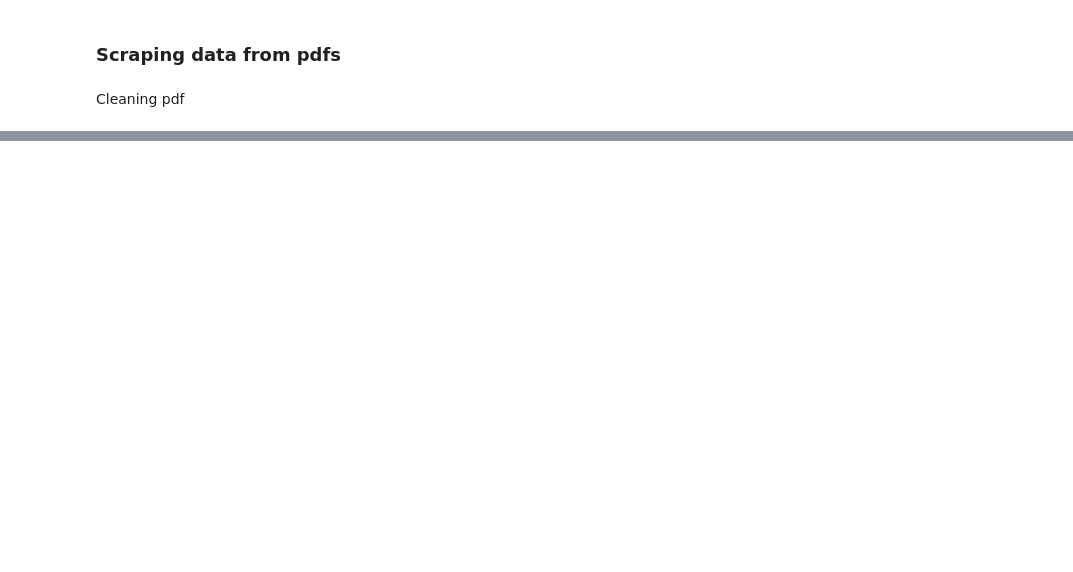
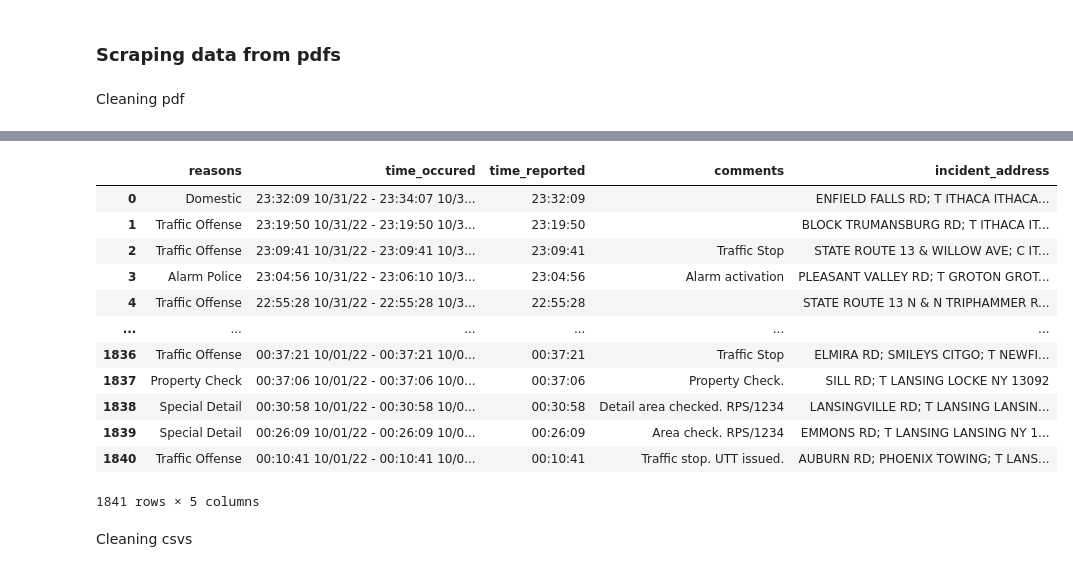
Before and after one commit to xegux/CMCM22, a Jupyter notebook: datascraping.ipynb, the cells around one changed output, grey strips where cells are left out. Cells and saved outputs as stored; diff of their text form; code cells hidden in the pictures; blank space fills up the shorter version.

Commit message:
Scraped data from pdf successfully

```diff
--- a/datascraping.ipynb
+++ b/datascraping.ipynb
@@ -31,0 +49,3 @@ import openpyxl
+# %%
+text = extract_text("oct22.pdf", laparams = LAParams(boxes_flow=None))
+print(text)
@@ -32,3 +152,27 @@ import openpyxl
+# %%
+df = pd.DataFrame.from_dict({
+    'reasons' : reasons,
+    'time_occured' : time_occured,
+    'time_reported' : time_reported,
+    'comments' : comments,
+    'incident_address' : incident_address
+})
+# %% [output]
+|  | reasons | time_occured | time_reported | comments | incident_address |
+| 0 | Domestic | 23:32:09 10/31/22 - 23:34:07 10/3... | 23:32:09 |  | ENFIELD FALLS RD; T ITHACA ITHACA... |
+| 1 | Traffic Offense | 23:19:50 10/31/22 - 23:19:50 10/3... | 23:19:50 |  | BLOCK TRUMANSBURG RD; T ITHACA IT... |
+| 2 | Traffic Offense | 23:09:41 10/31/22 - 23:09:41 10/3... | 23:09:41 | Traffic Stop | STATE ROUTE 13 & WILLOW AVE; C IT... |
+| 3 | Alarm Police | 23:04:56 10/31/22 - 23:06:10 10/3... | 23:04:56 | Alarm activation | PLEASANT VALLEY RD; T GROTON GROT... |
+| 4 | Traffic Offense | 22:55:28 10/31/22 - 22:55:28 10/3... | 22:55:28 |  | STATE ROUTE 13 N & N TRIPHAMMER R... |
+| ... | ... | ... | ... | ... | ... |
+| 1836 | Traffic Offense | 00:37:21 10/01/22 - 00:37:21 10/0... | 00:37:21 | Traffic Stop | ELMIRA RD; SMILEYS CITGO; T NEWFI... |
+| 1837 | Property Check | 00:37:06 10/01/22 - 00:37:06 10/0... | 00:37:06 | Property Check. | SILL RD; T LANSING LOCKE NY 13092 |
+| 1838 | Special Detail | 00:30:58 10/01/22 - 00:30:58 10/0... | 00:30:58 | Detail area checked. RPS/1234 | LANSINGVILLE RD; T LANSING LANSIN... |
+| 1839 | Special Detail | 00:26:09 10/01/22 - 00:26:09 10/0... | 00:26:09 | Area check. RPS/1234 | EMMONS RD; T LANSING LANSING NY 1... |
+| 1840 | Traffic Offense | 00:10:41 10/01/22 - 00:10:41 10/0... | 00:10:41 | Traffic stop. UTT issued. | AUBURN RD; PHOENIX TOWING; T LANS... |
+1841 rows × 5 columns
+# %% [markdown]
+Cleaning csvs
 # %%
 f = pd.read_csv('oct22accidents.csv')
 # %%
```
Also changed, not shown: parts of 7 cells of this notebook, 2 other files.
